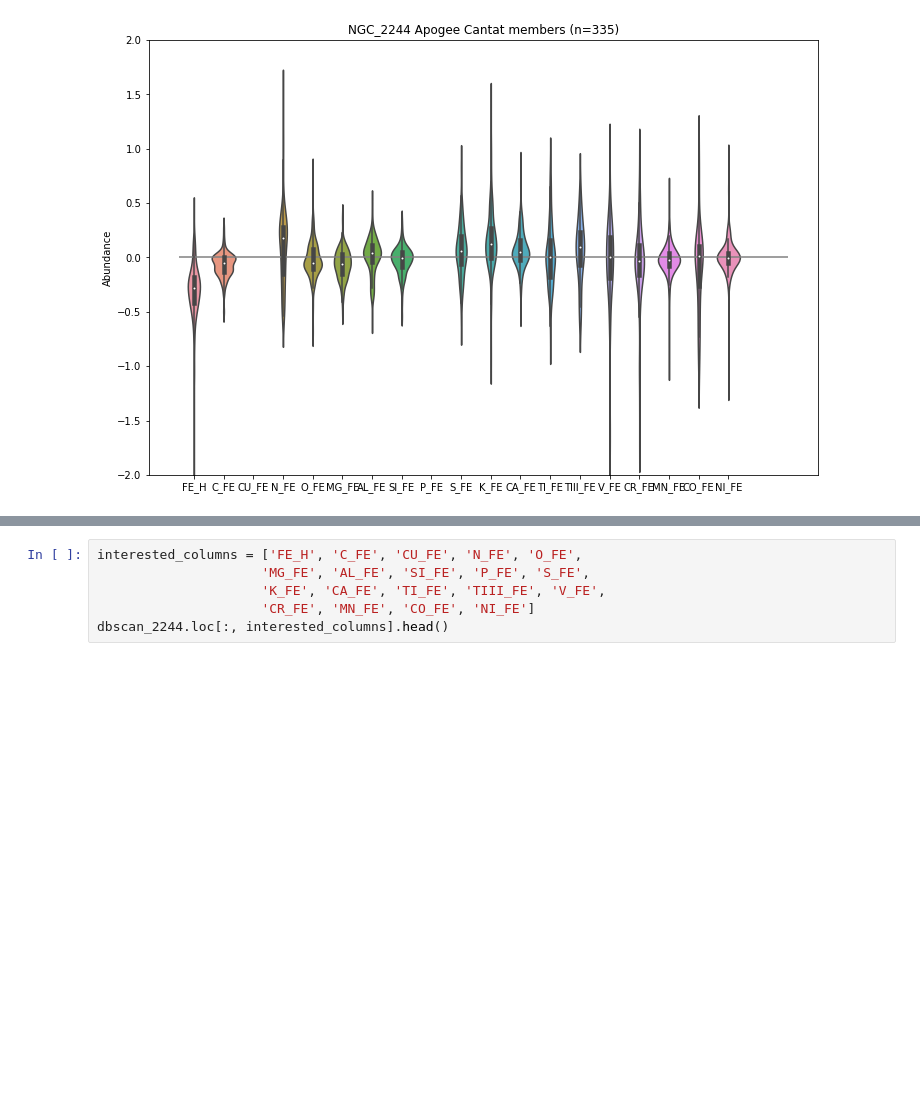
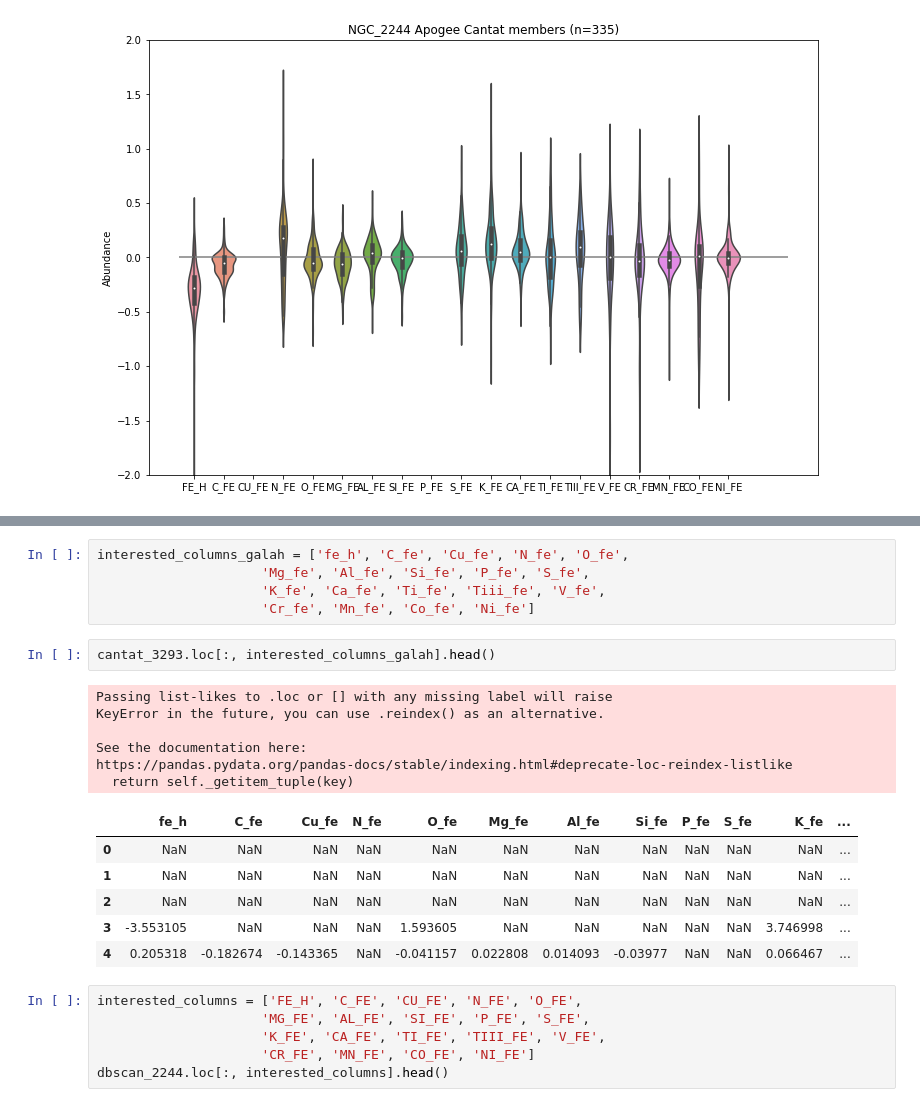
Before and after one commit to mahmud-nobe/GMM_membership, a Jupyter notebook: DBSCAN/DBSCAN Paper/Apogee_Analysis.ipynb, the cells around one changed output, grey strips where cells are left out. Cells and saved outputs as stored; diff of their text form; blank space fills up the shorter version.

```diff
--- a/DBSCAN/DBSCAN Paper/Apogee_Analysis.ipynb
+++ b/DBSCAN/DBSCAN Paper/Apogee_Analysis.ipynb
@@ -55,3 +83,23 @@ get_abundance_plot(dbscan_2244, cantat_2244, cluster_name = 'NGC_2244', survey =
+# %%
+interested_columns_galah = ['fe_h', 'C_fe', 'Cu_fe', 'N_fe', 'O_fe',
+                     'Mg_fe', 'Al_fe', 'Si_fe', 'P_fe', 'S_fe',
+                     'K_fe', 'Ca_fe', 'Ti_fe', 'Tiii_fe', 'V_fe',
+                     'Cr_fe', 'Mn_fe', 'Co_fe', 'Ni_fe']
+# %%
+cantat_3293.loc[:, interested_columns_galah].head()
+# %% [output]
+Passing list-likes to .loc or [] with any missing label will raise
+KeyError in the future, you can use .reindex() as an alternative.
+
+See the documentation here:
+https://pandas.pydata.org/pandas-docs/stable/indexing.html#deprecate-loc-reindex-listlike
+  return self._getitem_tuple(key)
+|  | fe_h | C_fe | Cu_fe | N_fe | O_fe | Mg_fe | Al_fe | Si_fe | P_fe | S_fe | K_fe | ... |
+| 0 | NaN | NaN | NaN | NaN | NaN | NaN | NaN | NaN | NaN | NaN | NaN | ... |
+| 1 | NaN | NaN | NaN | NaN | NaN | NaN | NaN | NaN | NaN | NaN | NaN | ... |
+| 2 | NaN | NaN | NaN | NaN | NaN | NaN | NaN | NaN | NaN | NaN | NaN | ... |
+| 3 | -3.553105 | NaN | NaN | NaN | 1.593605 | NaN | NaN | NaN | NaN | NaN | 3.746998 | ... |
+| 4 | 0.205318 | -0.182674 | -0.143365 | NaN | -0.041157 | 0.022808 | 0.014093 | -0.03977 | NaN | NaN | 0.066467 | ... |
 # %%
 interested_columns = ['FE_H', 'C_FE', 'CU_FE', 'N_FE', 'O_FE',
                      'MG_FE', 'AL_FE', 'SI_FE', 'P_FE', 'S_FE',
```
Also changed, not shown: parts of 2 cells of this notebook.
